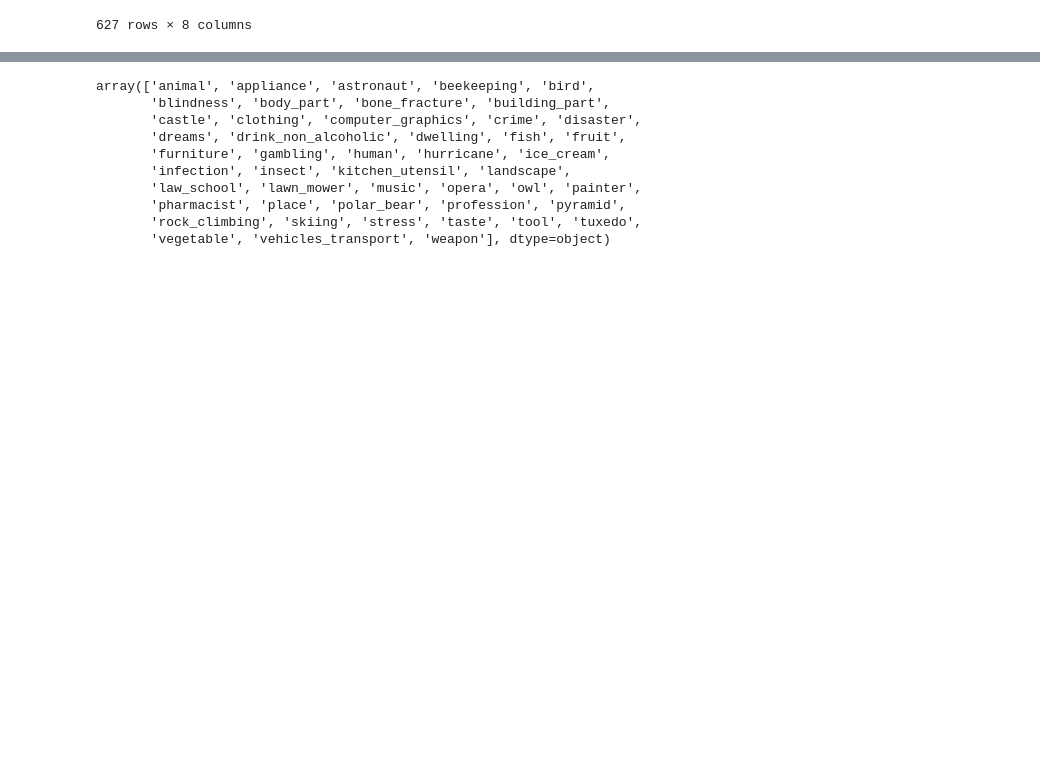
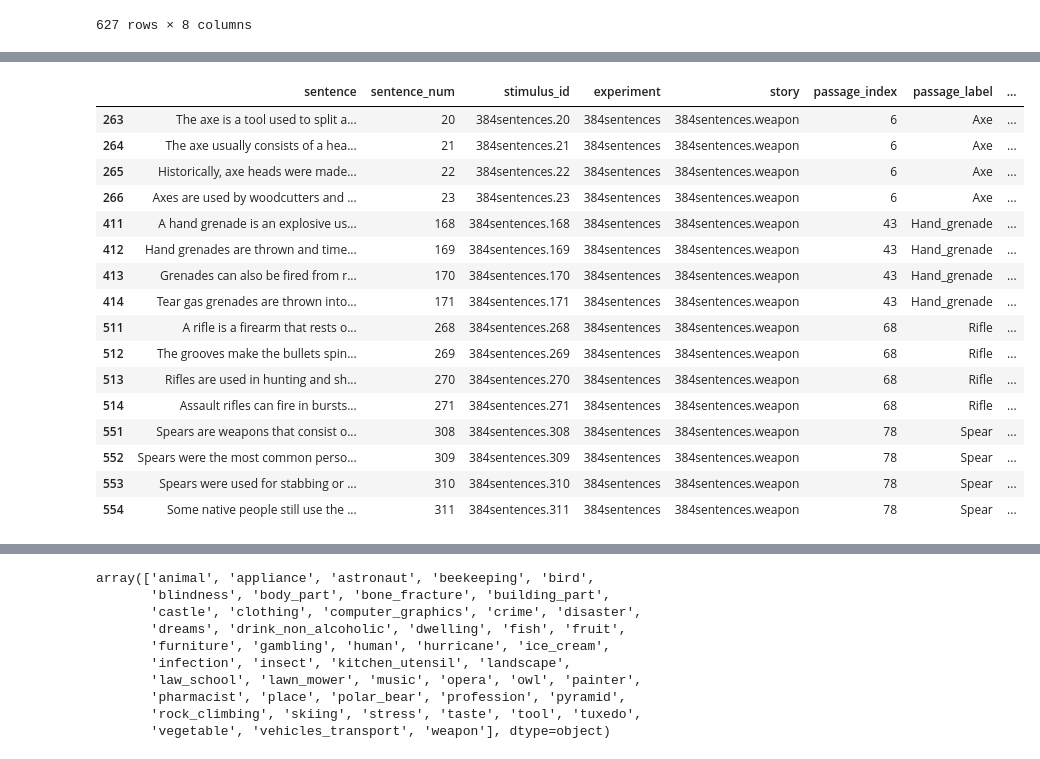
Before and after one commit to carina-kauf/perturbed-neural-nlp, a Jupyter notebook: ressources/stimuli_creation/3_create_sentence-meaning-manipulation.ipynb, the cells around one changed output, grey strips where cells are left out. Cells and saved outputs as stored; diff of their text form; code cells hidden in the pictures; blank space fills up the shorter version.

```diff
--- a/ressources/stimuli_creation/3_create_sentence-meaning-manipulation.ipynb
+++ b/ressources/stimuli_creation/3_create_sentence-meaning-manipulation.ipynb
@@ -628,3 +715,23 @@ def topic_shuffle(stimuli_df):
+# %%
+curr_df
+# %% [output]
+|  | sentence | sentence_num | stimulus_id | experiment | story | passage_index | passage_label | ... |
+| 263 | The axe is a tool used to split a... | 20 | 384sentences.20 | 384sentences | 384sentences.weapon | 6 | Axe | ... |
+| 264 | The axe usually consists of a hea... | 21 | 384sentences.21 | 384sentences | 384sentences.weapon | 6 | Axe | ... |
+| 265 | Historically, axe heads were made... | 22 | 384sentences.22 | 384sentences | 384sentences.weapon | 6 | Axe | ... |
+| 266 | Axes are used by woodcutters and ... | 23 | 384sentences.23 | 384sentences | 384sentences.weapon | 6 | Axe | ... |
+| 411 | A hand grenade is an explosive us... | 168 | 384sentences.168 | 384sentences | 384sentences.weapon | 43 | Hand_grenade | ... |
+| 412 | Hand grenades are thrown and time... | 169 | 384sentences.169 | 384sentences | 384sentences.weapon | 43 | Hand_grenade | ... |
+| 413 | Grenades can also be fired from r... | 170 | 384sentences.170 | 384sentences | 384sentences.weapon | 43 | Hand_grenade | ... |
+| 414 | Tear gas grenades are thrown into... | 171 | 384sentences.171 | 384sentences | 384sentences.weapon | 43 | Hand_grenade | ... |
+| 511 | A rifle is a firearm that rests o... | 268 | 384sentences.268 | 384sentences | 384sentences.weapon | 68 | Rifle | ... |
+| 512 | The grooves make the bullets spin... | 269 | 384sentences.269 | 384sentences | 384sentences.weapon | 68 | Rifle | ... |
+| 513 | Rifles are used in hunting and sh... | 270 | 384sentences.270 | 384sentences | 384sentences.weapon | 68 | Rifle | ... |
+| 514 | Assault rifles can fire in bursts... | 271 | 384sentences.271 | 384sentences | 384sentences.weapon | 68 | Rifle | ... |
+| 551 | Spears are weapons that consist o... | 308 | 384sentences.308 | 384sentences | 384sentences.weapon | 78 | Spear | ... |
+| 552 | Spears were the most common perso... | 309 | 384sentences.309 | 384sentences | 384sentences.weapon | 78 | Spear | ... |
+| 553 | Spears were used for stabbing or ... | 310 | 384sentences.310 | 384sentences | 384sentences.weapon | 78 | Spear | ... |
+| 554 | Some native people still use the ... | 311 | 384sentences.311 | 384sentences | 384sentences.weapon | 78 | Spear | ... |
 # %%
 shuffled_df
 # %% [output]
```
Also changed, not shown: parts of 16 cells of this notebook, 1 other file.
